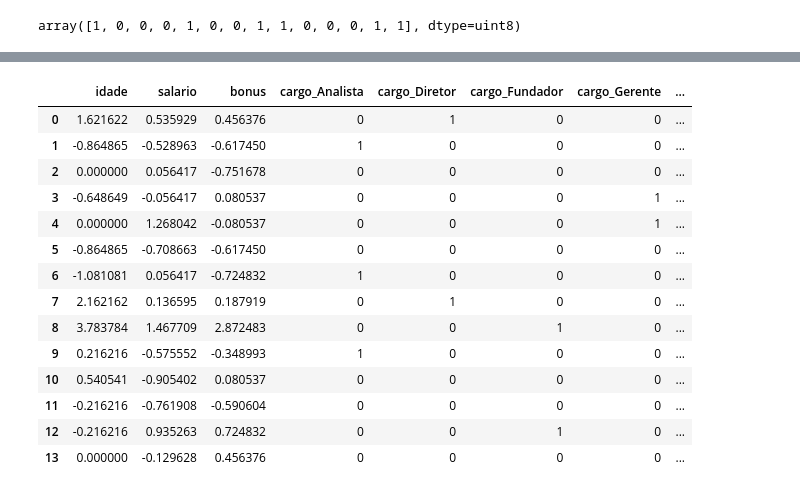
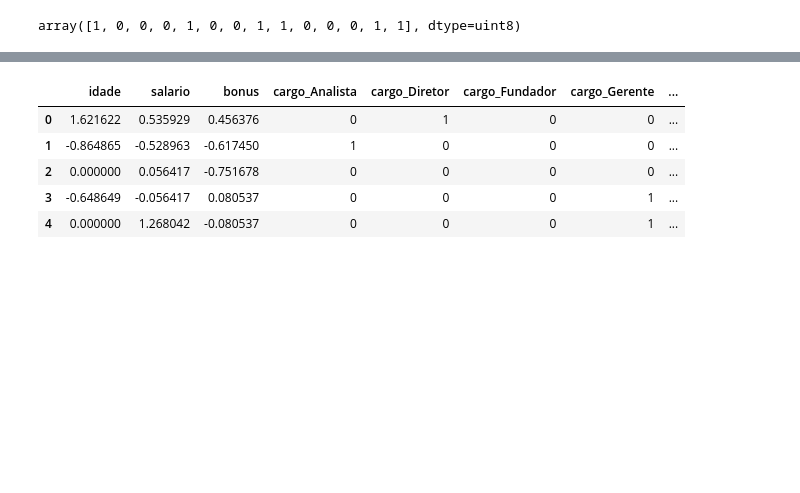
Before and after one commit to CaiqueCoelho/Preprocessing-Dataset-Template, a Jupyter notebook: Pre-Processing-Template-Example-2.ipynb, the cells around one changed output, grey strips where cells are left out. Cells and saved outputs as stored; diff of their text form; code cells hidden in the pictures; blank space fills up the shorter version.

```diff
--- a/Pre-Processing-Template-Example-2.ipynb
+++ b/Pre-Processing-Template-Example-2.ipynb
@@ -260,23 +240,14 @@ X_standard
 # %%
 X_robust = X.copy()
 X_robust[['idade', 'salario', 'bonus']] = RobustScaler().fit_transform(X[['idade', 'salario', 'bonus']])
-X_robust
+X_robust.head()
 # %% [output]
 |  | idade | salario | bonus | cargo_Analista | cargo_Diretor | cargo_Fundador | cargo_Gerente | ... |
 | 0 | 1.621622 | 0.535929 | 0.456376 | 0 | 1 | 0 | 0 | ... |
 | 1 | -0.864865 | -0.528963 | -0.617450 | 1 | 0 | 0 | 0 | ... |
 | 2 | 0.000000 | 0.056417 | -0.751678 | 0 | 0 | 0 | 0 | ... |
 | 3 | -0.648649 | -0.056417 | 0.080537 | 0 | 0 | 0 | 1 | ... |
 | 4 | 0.000000 | 1.268042 | -0.080537 | 0 | 0 | 0 | 1 | ... |
-| 5 | -0.864865 | -0.708663 | -0.617450 | 0 | 0 | 0 | 0 | ... |
-| 6 | -1.081081 | 0.056417 | -0.724832 | 1 | 0 | 0 | 0 | ... |
-| 7 | 2.162162 | 0.136595 | 0.187919 | 0 | 1 | 0 | 0 | ... |
-| 8 | 3.783784 | 1.467709 | 2.872483 | 0 | 0 | 1 | 0 | ... |
-| 9 | 0.216216 | -0.575552 | -0.348993 | 1 | 0 | 0 | 0 | ... |
-| 10 | 0.540541 | -0.905402 | 0.080537 | 0 | 0 | 0 | 0 | ... |
-| 11 | -0.216216 | -0.761908 | -0.590604 | 0 | 0 | 0 | 0 | ... |
-| 12 | -0.216216 | 0.935263 | 0.724832 | 0 | 0 | 1 | 0 | ... |
-| 13 | 0.000000 | -0.129628 | 0.456376 | 0 | 0 | 0 | 0 | ... |
 # %%
 X_quantile = X.copy()
 X_quantile[['idade', 'salario', 'bonus']] = QuantileTransformer().fit_transform(X[['idade', 'salario', 'bonus']])
```
Also changed, not shown: parts of 32 cells of this notebook, 7 other files.
